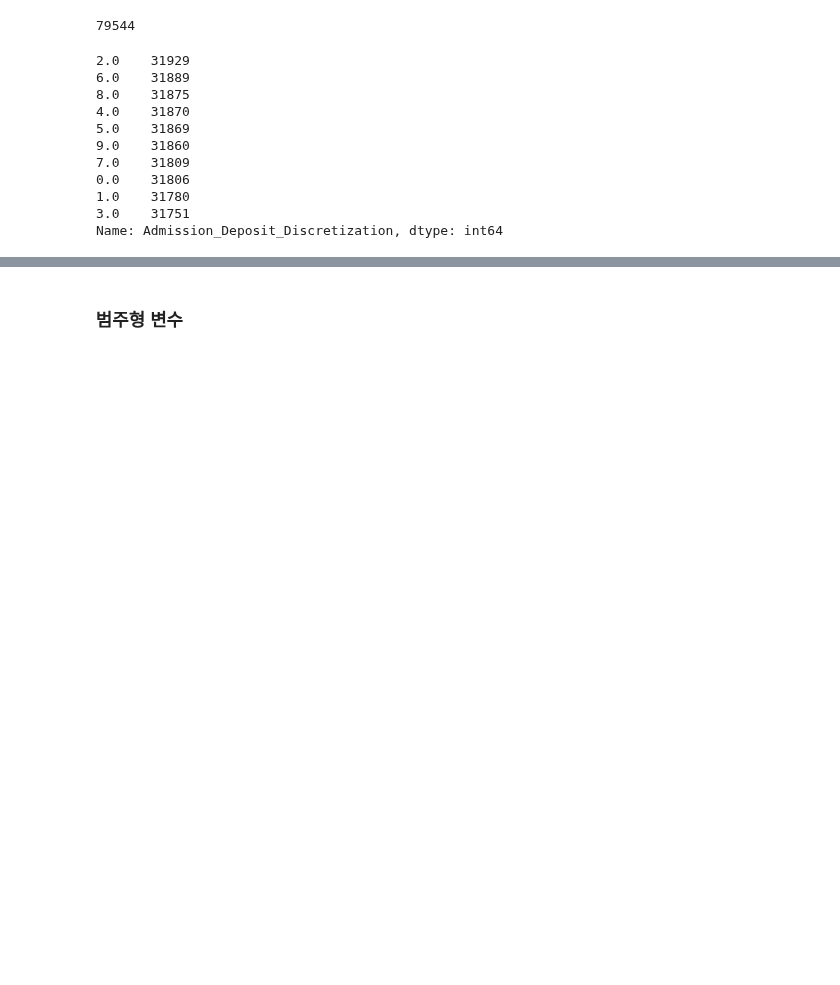
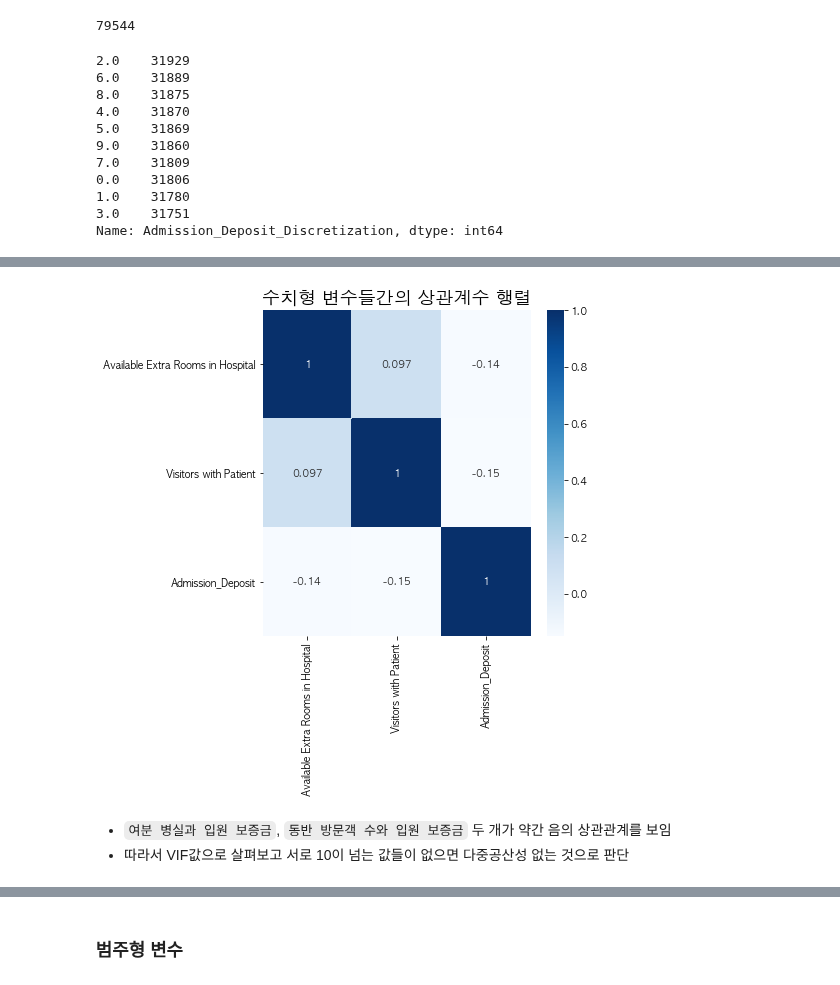
Before and after one commit to young-hun-jo/DataAnalysis, a Jupyter notebook: healthcare_los/prediction_modeling.ipynb, the cells around one changed output, grey strips where cells are left out. Saved outputs shown, nothing was run; the diff lists cells and outputs as text; code cells hidden in the pictures; blank space fills up the shorter version.

```diff
--- a/healthcare_los/prediction_modeling.ipynb
+++ b/healthcare_los/prediction_modeling.ipynb
@@ -309,0 +322,11 @@ Name: Admission_Deposit_Discretization, dtype: int64
+# %%
+corr = numeric_df.corr()
+plt.figure(figsize=(6,6))
+sns.heatmap(data=corr, annot=True, cmap='Blues')
+plt.title("수치형 변수들간의 상관계수 행렬", fontsize=18)
+plt.show()
+# %% [output]
+[figure, added]
+# %% [markdown]
+- ``여분 병실과 입원 보증금``, ``동반 방문객 수와 입원 보증금`` 두 개가 약간 음의 상관관계를 보임
+- 따라서 VIF값으로 살펴보고 서로 10이 넘는 값들이 없으면 다중공산성 없는 것으로 판단
```
Also changed, not shown: parts of 17 cells of this notebook.
